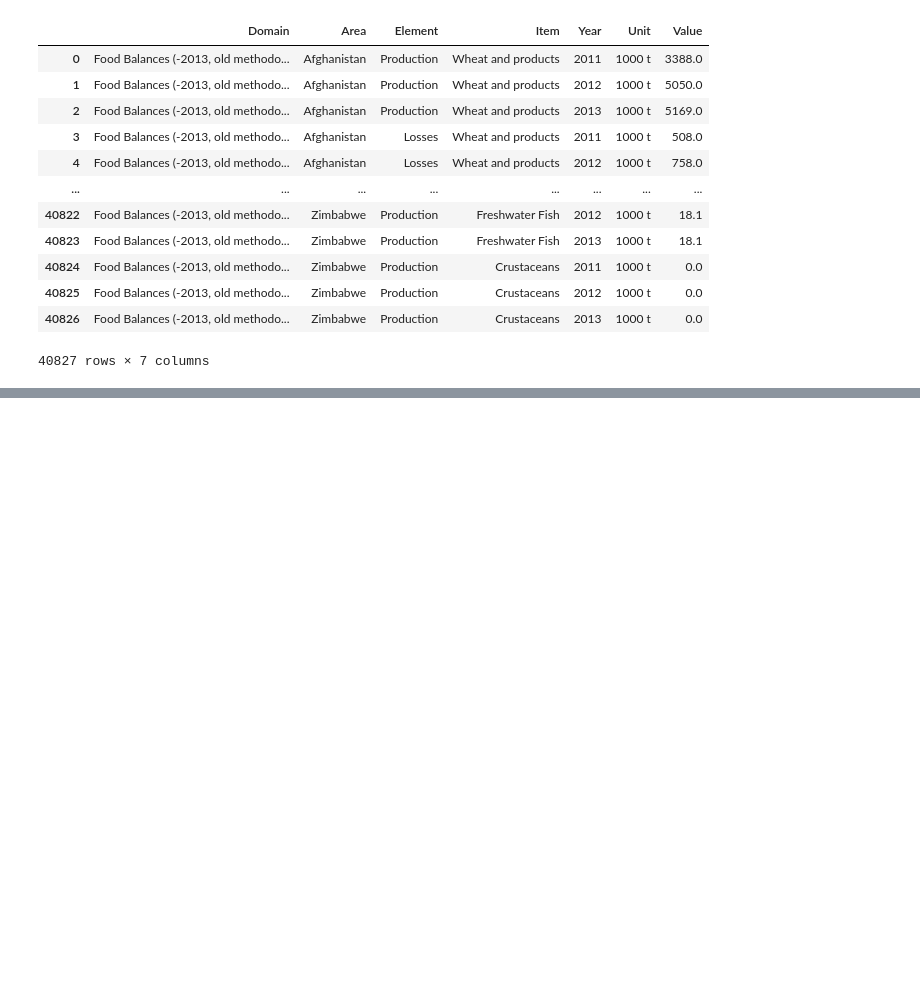
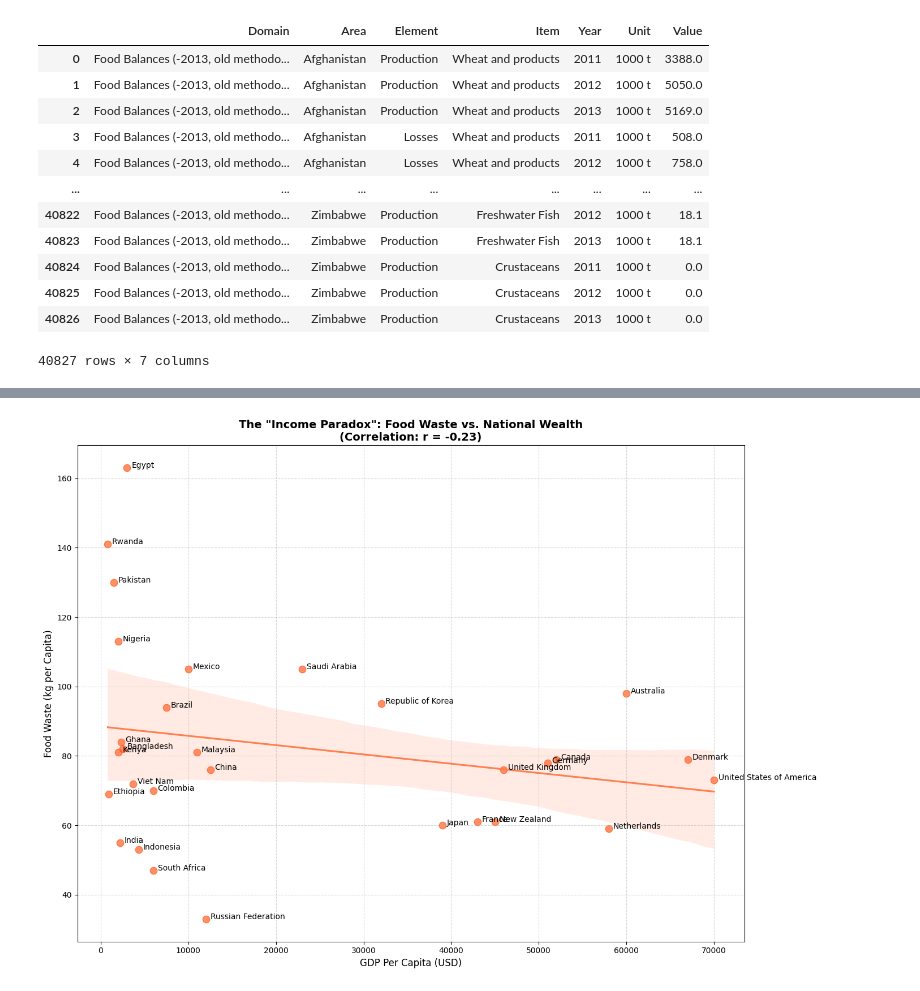
Before and after one commit to Danyxtu/Food-Waste-Analytics, a Jupyter notebook: Food-Waste-Analytics.ipynb, the cells around one changed output, grey strips where cells are left out. Saved outputs shown, nothing was run; the diff lists cells and outputs as text; code cells hidden in the pictures; blank space fills up the shorter version.

```diff
--- a/Food-Waste-Analytics.ipynb
+++ b/Food-Waste-Analytics.ipynb
@@ -126,0 +234,49 @@ NameError: name 'df_urban_rural' is not defined
+# %%
+df_merged['GDP_Per_Capita_USD'] = pd.to_numeric(
+    df_merged['GDP_Per_Capita_USD'].astype(str).str.replace(',', ''), errors='coerce'
+)
+
+# Drop rows with missing numeric values
+df_merged = df_merged.dropna(subset=['GDP_Per_Capita_USD', 'Household_Estimate_kg_capita_year'])
+
+# --- Step 2: Plot regression ---
+plt.figure(figsize=(14, 10))
+
+sns.regplot(
+    data=df_merged,
+    x='GDP_Per_Capita_USD',
+    y='Household_Estimate_kg_capita_year',
+    scatter_kws={'alpha':0.6, 's':80},
+    line_kws={'color':'coral'},
+    color='orangered'
+)
+
+# --- Step 3: Calculate correlation ---
+corr_gdp, p_gdp = pearsonr(
+    df_merged['Household_Estimate_kg_capita_year'],
+    df_merged['GDP_Per_Capita_USD']
+)
+
+# --- Step 4: Add titles and labels ---
+plt.title(
+    f'The "Income Paradox": Food Waste vs. National Wealth\n(Correlation: r = {corr_gdp:.2f})',
+    fontweight='bold', fontsize=14
+)
+plt.xlabel('GDP Per Capita (USD)', fontsize=12)
+plt.ylabel('Food Waste (kg per Capita)', fontsize=12)
+plt.grid(True, linestyle='--', alpha=0.5)
+
+# --- Step 5: Label all countries ---
+for i, row in df_merged.iterrows():
+    plt.text(
+        row['GDP_Per_Capita_USD'] + 500,
+        row['Household_Estimate_kg_capita_year'],
+        row['Country'],
+        fontsize=10
+    )
+
+plt.tight_layout()
+plt.savefig('images/income_paradox.png')
+plt.show()
+# %% [output]
+[figure, added]
```
Also changed, not shown: parts of 11 cells of this notebook, 11 other files.
